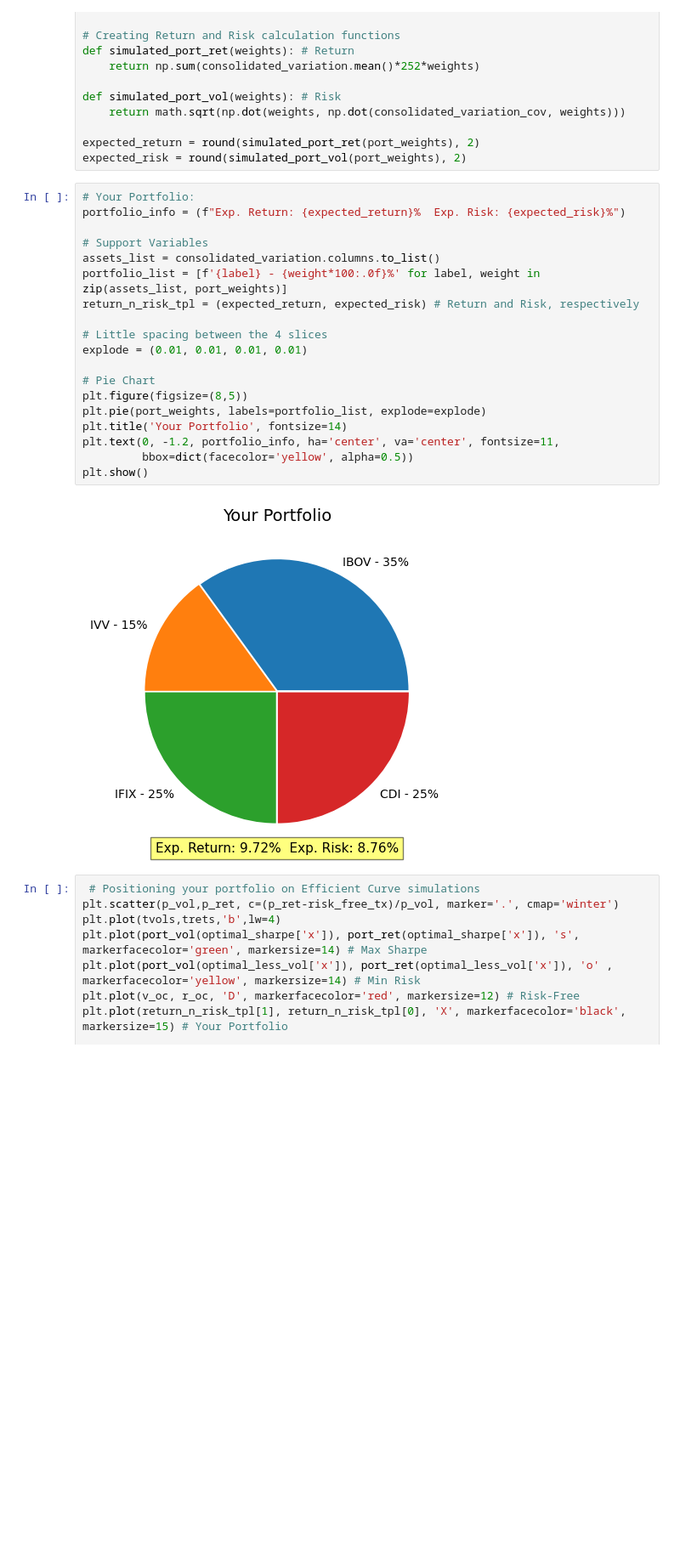
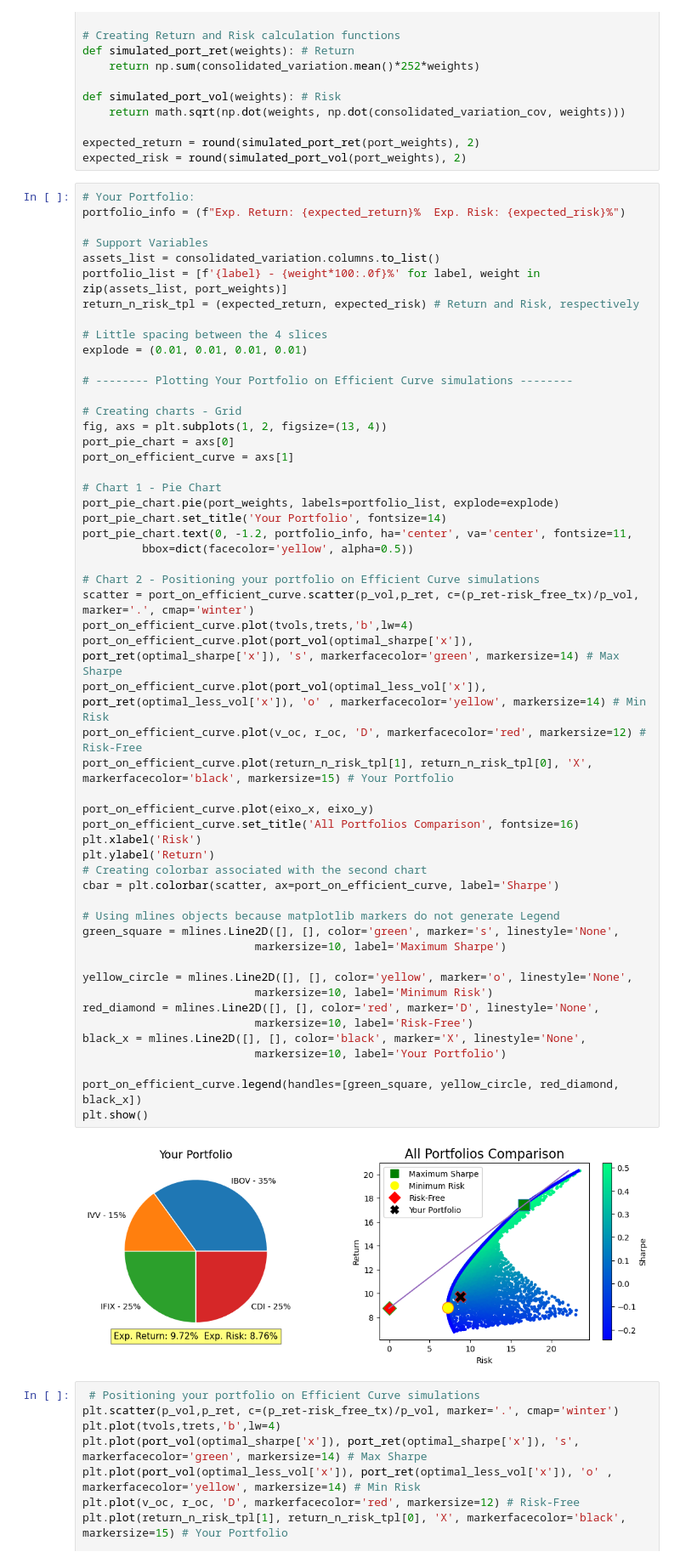
Before and after one commit to paulinhok14/Asset-Allocation, a Jupyter notebook: asset_allocation.ipynb, the cells around one changed output. Shown at 85% size. Saved outputs shown, nothing was run; the diff lists cells and outputs as text; blank space fills up the shorter version.

Commit message:
Compacting Personalized Portfolio pie chart and Efficient Curve comparisons
Putting together with subplots both pie chart and all portfolios comparison chart for Personalized Portfolio

```diff
--- a/asset_allocation.ipynb
+++ b/asset_allocation.ipynb
@@ -454,24 +454,58 @@ expected_risk = round(simulated_port_vol(port_weights), 2)
 # %%
 # Your Portfolio:
 portfolio_info = (f"Exp. Return: {expected_return}%  Exp. Risk: {expected_risk}%")
 
 # Support Variables
 assets_list = consolidated_variation.columns.to_list()
 portfolio_list = [f'{label} - {weight*100:.0f}%' for label, weight in zip(assets_list, port_weights)]
 return_n_risk_tpl = (expected_return, expected_risk) # Return and Risk, respectively
 
 # Little spacing between the 4 slices
 explode = (0.01, 0.01, 0.01, 0.01)
 
-# Pie Chart
-plt.figure(figsize=(8,5))
-plt.pie(port_weights, labels=portfolio_list, explode=explode)
-plt.title('Your Portfolio', fontsize=14)
-plt.text(0, -1.2, portfolio_info, ha='center', va='center', fontsize=11,
+# -------- Plotting Your Portfolio on Efficient Curve simulations --------
+
+# Creating charts - Grid
+fig, axs = plt.subplots(1, 2, figsize=(13, 4))
+port_pie_chart = axs[0]
+port_on_efficient_curve = axs[1]
+
+# Chart 1 - Pie Chart
+port_pie_chart.pie(port_weights, labels=portfolio_list, explode=explode)
+port_pie_chart.set_title('Your Portfolio', fontsize=14)
+port_pie_chart.text(0, -1.2, portfolio_info, ha='center', va='center', fontsize=11,
          bbox=dict(facecolor='yellow', alpha=0.5))
+
+# Chart 2 - Positioning your portfolio on Efficient Curve simulations
+scatter = port_on_efficient_curve.scatter(p_vol,p_ret, c=(p_ret-risk_free_tx)/p_vol, marker='.', cmap='winter')
+port_on_efficient_curve.plot(tvols,trets,'b',lw=4)
+port_on_efficient_curve.plot(port_vol(optimal_sharpe['x']), port_ret(optimal_sharpe['x']), 's', markerfacecolor='green', markersize=14) # Max Sharpe
+port_on_efficient_curve.plot(port_vol(optimal_less_vol['x']), port_ret(optimal_less_vol['x']), 'o' , markerfacecolor='yellow', markersize=14) # Min Risk
+port_on_efficient_curve.plot(v_oc, r_oc, 'D', markerfacecolor='red', markersize=12) # Risk-Free
+port_on_efficient_curve.plot(return_n_risk_tpl[1], return_n_risk_tpl[0], 'X', markerfacecolor='black', markersize=15) # Your Portfolio
+
+port_on_efficient_curve.plot(eixo_x, eixo_y)
+port_on_efficient_curve.set_title('All Portfolios Comparison', fontsize=16)
+plt.xlabel('Risk')
+plt.ylabel('Return')
+# Creating colorbar associated with the second chart
+cbar = plt.colorbar(scatter, ax=port_on_efficient_curve, label='Sharpe')
+
+# Using mlines objects because matplotlib markers do not generate Legend
+green_square = mlines.Line2D([], [], color='green', marker='s', linestyle='None',
+                          markersize=10, label='Maximum Sharpe')
+
+yellow_circle = mlines.Line2D([], [], color='yellow', marker='o', linestyle='None',
+                          markersize=10, label='Minimum Risk')
+red_diamond = mlines.Line2D([], [], color='red', marker='D', linestyle='None',
+                          markersize=10, label='Risk-Free')
+black_x = mlines.Line2D([], [], color='black', marker='X', linestyle='None',
+                          markersize=10, label='Your Portfolio')
+
+port_on_efficient_curve.legend(handles=[green_square, yellow_circle, red_diamond, black_x])
 plt.show()
 # %% [output]
-[figure, old version]
+[figure, new version]
 # %%
  # Positioning your portfolio on Efficient Curve simulations
 plt.scatter(p_vol,p_ret, c=(p_ret-risk_free_tx)/p_vol, marker='.', cmap='winter')
```
Also changed, not shown: parts of 5 cells of this notebook.
